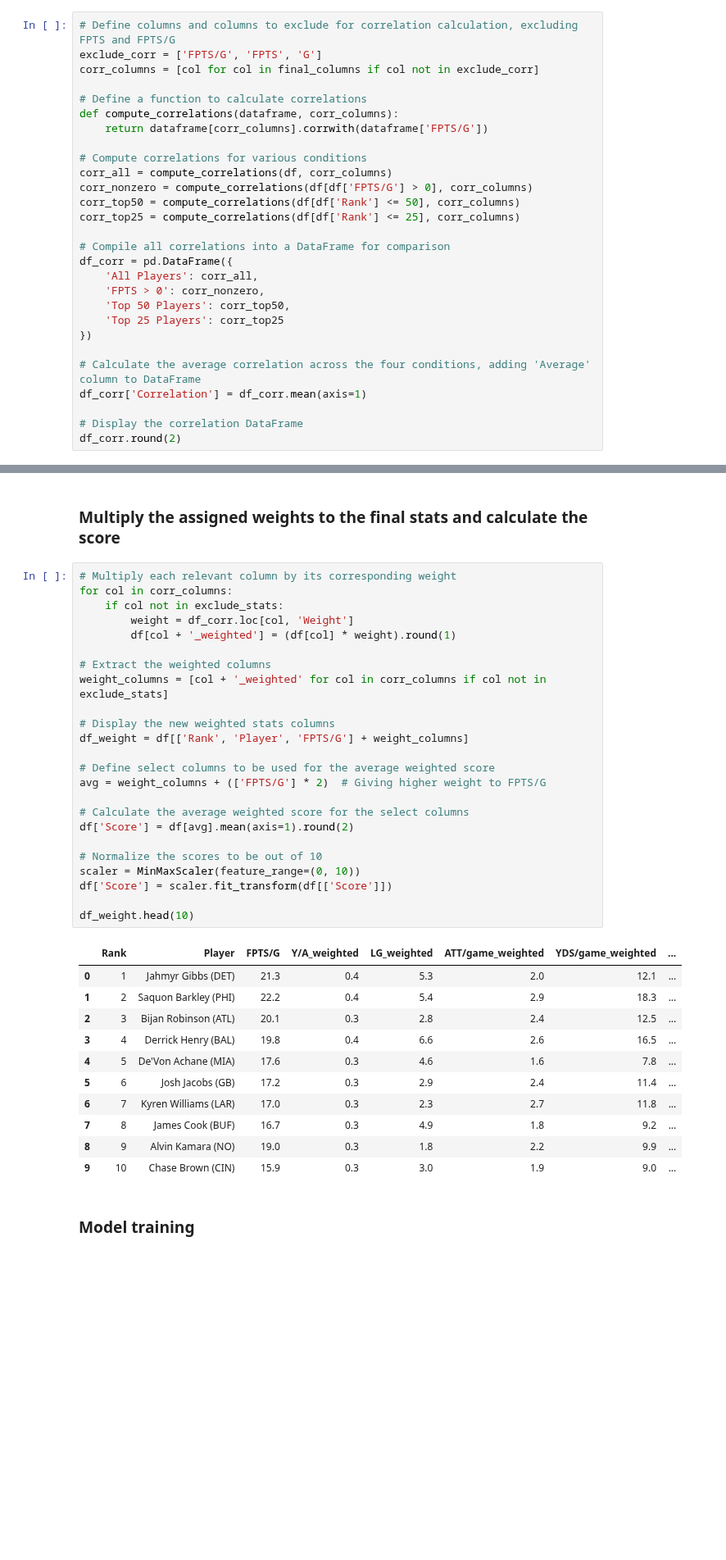
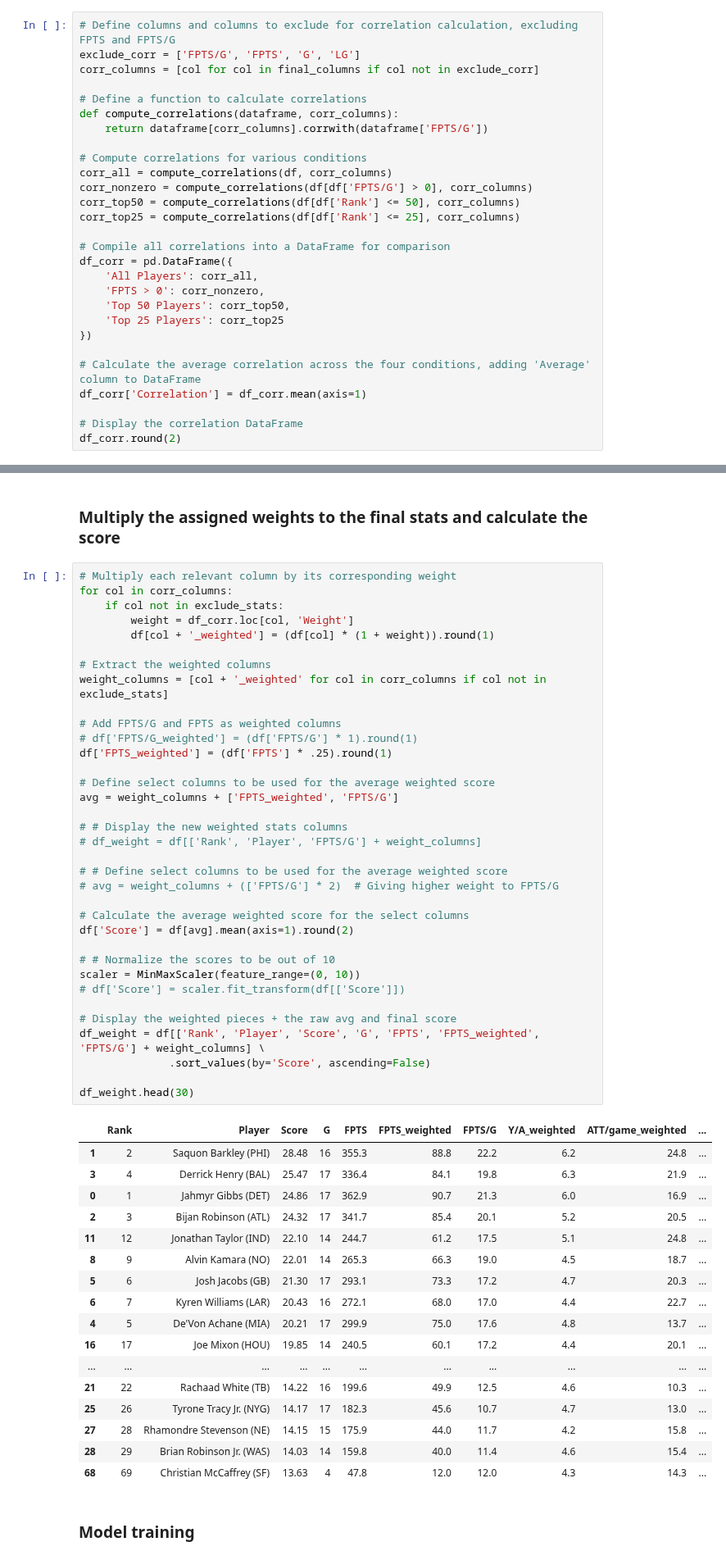
Before and after one commit to meltangonan/fantasy-football, a Jupyter notebook: RB/2025/RB_Model_2025.ipynb, the cells around one changed output, grey strips where cells are left out. Shown at 82% size. Drawn from its saved outputs; the diff is of its cells as text; blank space fills up the shorter version.

```diff
--- a/RB/2025/RB_Model_2025.ipynb
+++ b/RB/2025/RB_Model_2025.ipynb
@@ -85,7 +109,7 @@ df[['Rank', 'Player'] + final_columns].head(10)
 ### Calculate the correlations for the final stats across different conditions
 # %%
 # Define columns and columns to exclude for correlation calculation, excluding FPTS and FPTS/G
-exclude_corr = ['FPTS/G', 'FPTS', 'G']
+exclude_corr = ['FPTS/G', 'FPTS', 'G', 'LG']
 corr_columns = [col for col in final_columns if col not in exclude_corr]
 
 # Define a function to calculate correlations
@@ -171,39 +193,56 @@ df_corr[['Correlation', 'R^2', 'Weight']].round(2)
 # %%
 # Multiply each relevant column by its corresponding weight
 for col in corr_columns:
     if col not in exclude_stats:
         weight = df_corr.loc[col, 'Weight']
-        df[col + '_weighted'] = (df[col] * weight).round(1)
+        df[col + '_weighted'] = (df[col] * (1 + weight)).round(1)
 
 # Extract the weighted columns
 weight_columns = [col + '_weighted' for col in corr_columns if col not in exclude_stats]
 
-# Display the new weighted stats columns
-df_weight = df[['Rank', 'Player', 'FPTS/G'] + weight_columns]
+# Add FPTS/G and FPTS as weighted columns
+# df['FPTS/G_weighted'] = (df['FPTS/G'] * 1).round(1)
+df['FPTS_weighted'] = (df['FPTS'] * .25).round(1)
 
 # Define select columns to be used for the average weighted score
-avg = weight_columns + (['FPTS/G'] * 2)  # Giving higher weight to FPTS/G
+avg = weight_columns + ['FPTS_weighted', 'FPTS/G']
+
+# # Display the new weighted stats columns
+# df_weight = df[['Rank', 'Player', 'FPTS/G'] + weight_columns]
+
+# # Define select columns to be used for the average weighted score
+# avg = weight_columns + (['FPTS/G'] * 2)  # Giving higher weight to FPTS/G
 
 # Calculate the average weighted score for the select columns
 df['Score'] = df[avg].mean(axis=1).round(2)
 
-# Normalize the scores to be out of 10
+# # Normalize the scores to be out of 10
 scaler = MinMaxScaler(feature_range=(0, 10))
-df['Score'] = scaler.fit_transform(df[['Score']])
+# df['Score'] = scaler.fit_transform(df[['Score']])
 
-df_weight.head(10)
+# Display the weighted pieces + the raw avg and final score
+df_weight = df[['Rank', 'Player', 'Score', 'G', 'FPTS', 'FPTS_weighted', 'FPTS/G'] + weight_columns] \
+              .sort_values(by='Score', ascending=False)
+
+df_weight.head(30)
 # %% [output]
-|  | Rank | Player | FPTS/G | Y/A_weighted | LG_weighted | ATT/game_weighted | YDS/game_weighted | ... |
-| 0 | 1 | Jahmyr Gibbs (DET) | 21.3 | 0.4 | 5.3 | 2.0 | 12.1 | ... |
-| 1 | 2 | Saquon Barkley (PHI) | 22.2 | 0.4 | 5.4 | 2.9 | 18.3 | ... |
-| 2 | 3 | Bijan Robinson (ATL) | 20.1 | 0.3 | 2.8 | 2.4 | 12.5 | ... |
-| 3 | 4 | Derrick Henry (BAL) | 19.8 | 0.4 | 6.6 | 2.6 | 16.5 | ... |
-| 4 | 5 | De'Von Achane (MIA) | 17.6 | 0.3 | 4.6 | 1.6 | 7.8 | ... |
-| 5 | 6 | Josh Jacobs (GB) | 17.2 | 0.3 | 2.9 | 2.4 | 11.4 | ... |
-| 6 | 7 | Kyren Williams (LAR) | 17.0 | 0.3 | 2.3 | 2.7 | 11.8 | ... |
-| 7 | 8 | James Cook (BUF) | 16.7 | 0.3 | 4.9 | 1.8 | 9.2 | ... |
-| 8 | 9 | Alvin Kamara (NO) | 19.0 | 0.3 | 1.8 | 2.2 | 9.9 | ... |
-| 9 | 10 | Chase Brown (CIN) | 15.9 | 0.3 | 3.0 | 1.9 | 9.0 | ... |
+|  | Rank | Player | Score | G | FPTS | FPTS_weighted | FPTS/G | Y/A_weighted | ATT/game_weighted | ... |
+| 1 | 2 | Saquon Barkley (PHI) | 28.48 | 16 | 355.3 | 88.8 | 22.2 | 6.2 | 24.8 | ... |
+| 3 | 4 | Derrick Henry (BAL) | 25.47 | 17 | 336.4 | 84.1 | 19.8 | 6.3 | 21.9 | ... |
+| 0 | 1 | Jahmyr Gibbs (DET) | 24.86 | 17 | 362.9 | 90.7 | 21.3 | 6.0 | 16.9 | ... |
+| 2 | 3 | Bijan Robinson (ATL) | 24.32 | 17 | 341.7 | 85.4 | 20.1 | 5.2 | 20.5 | ... |
+| 11 | 12 | Jonathan Taylor (IND) | 22.10 | 14 | 244.7 | 61.2 | 17.5 | 5.1 | 24.8 | ... |
+| 8 | 9 | Alvin Kamara (NO) | 22.01 | 14 | 265.3 | 66.3 | 19.0 | 4.5 | 18.7 | ... |
+| 5 | 6 | Josh Jacobs (GB) | 21.30 | 17 | 293.1 | 73.3 | 17.2 | 4.7 | 20.3 | ... |
+| 6 | 7 | Kyren Williams (LAR) | 20.43 | 16 | 272.1 | 68.0 | 17.0 | 4.4 | 22.7 | ... |
+| 4 | 5 | De'Von Achane (MIA) | 20.21 | 17 | 299.9 | 75.0 | 17.6 | 4.8 | 13.7 | ... |
+| 16 | 17 | Joe Mixon (HOU) | 19.85 | 14 | 240.5 | 60.1 | 17.2 | 4.4 | 20.1 | ... |
+| ... | ... | ... | ... | ... | ... | ... | ... | ... | ... | ... |
+| 21 | 22 | Rachaad White (TB) | 14.22 | 16 | 199.6 | 49.9 | 12.5 | 4.6 | 10.3 | ... |
+| 25 | 26 | Tyrone Tracy Jr. (NYG) | 14.17 | 17 | 182.3 | 45.6 | 10.7 | 4.7 | 13.0 | ... |
+| 27 | 28 | Rhamondre Stevenson (NE) | 14.15 | 15 | 175.9 | 44.0 | 11.7 | 4.2 | 15.8 | ... |
+| 28 | 29 | Brian Robinson Jr. (WAS) | 14.03 | 14 | 159.8 | 40.0 | 11.4 | 4.6 | 15.4 | ... |
+| 68 | 69 | Christian McCaffrey (SF) | 13.63 | 4 | 47.8 | 12.0 | 12.0 | 4.3 | 14.3 | ... |
 # %% [markdown]
 ### Model training
 # %%
```
Also changed, not shown: parts of 5 cells of this notebook, 3 other files.
